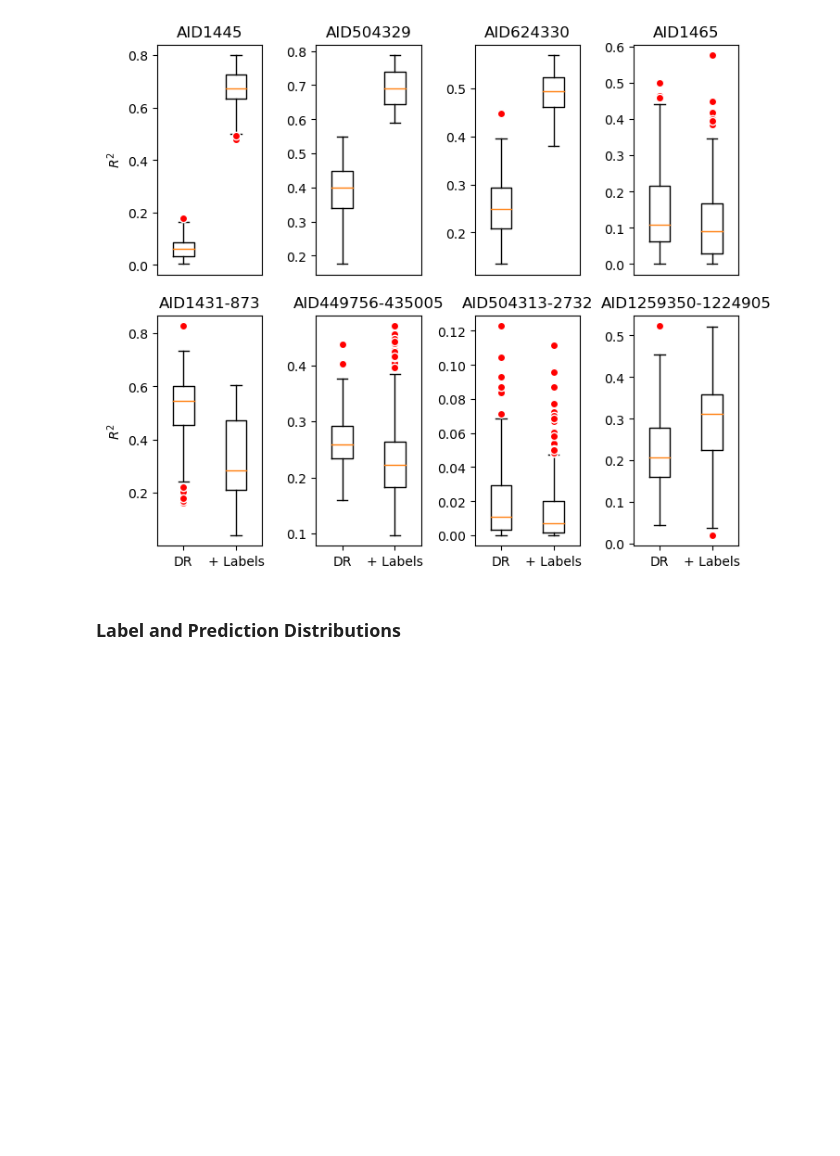
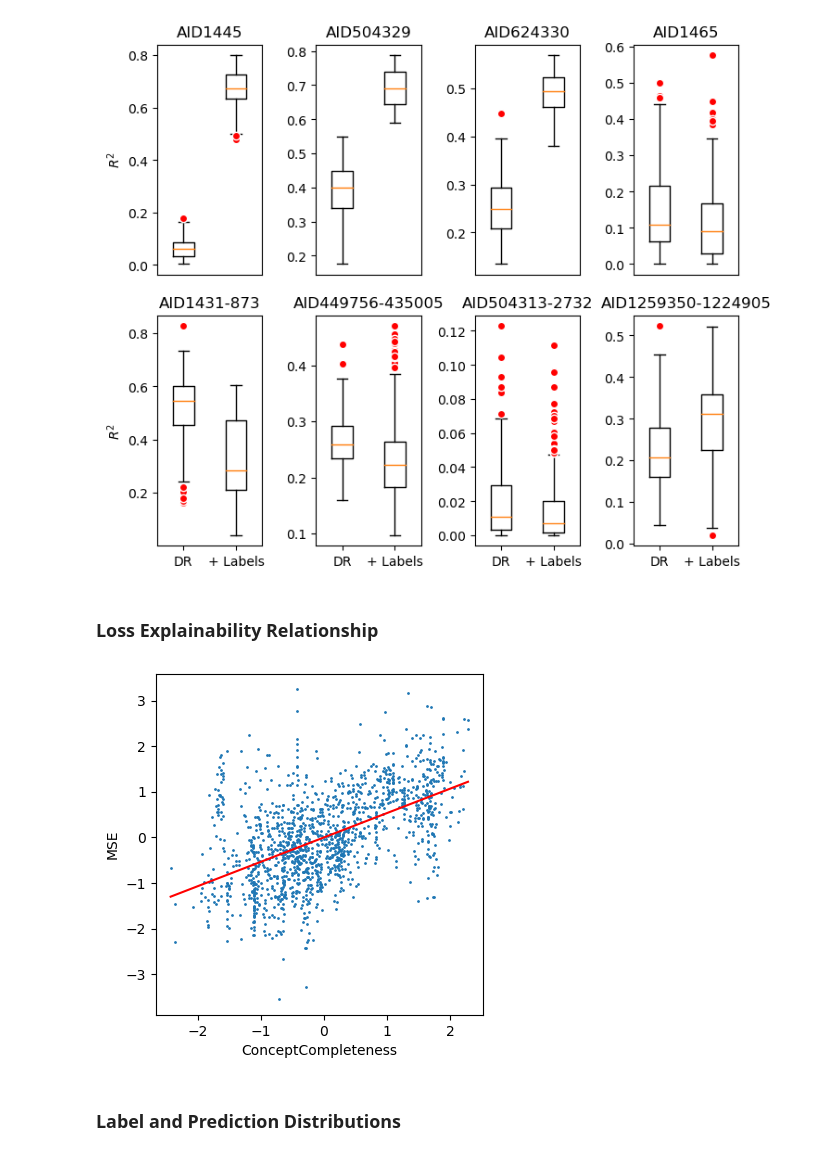
Before and after one commit to harryknighton/drug-discovery-automl, a Jupyter notebook: src/notebooks/evaluation.ipynb, the cells around one changed output. Saved outputs shown, nothing was run; the diff lists cells and outputs as text; code cells hidden in the pictures; blank space fills up the shorter version.

```diff
--- a/src/notebooks/evaluation.ipynb
+++ b/src/notebooks/evaluation.ipynb
@@ -143,6 +157,32 @@ for i, (ax, dataset) in enumerate(zip(axs.flatten(), datasets)):
 fig.savefig(config.FIGURES_DIR / 'baseline_r2_box_plot.png')
 # %% [output]
 [figure]
+# %% [markdown]
+### Loss Explainability Relationship
+# %%
+metrics = defaultdict(list)
+scaler = StandardScaler()
+for dataset in datasets:
+    df = get_all_baseline_results(dataset, 'DROnly')
+    for metric in ['PearsonCorrCoefSquared', 'ConceptCompleteness', 'RootMeanSquaredError']:
+        #metrics[metric].extend(df[metric].to_numpy())
+        metrics[metric].extend(scaler.fit_transform(torch.tensor(df[metric].to_numpy()).reshape(-1, 1)))
+for metric in metrics:
+    metrics[metric] = np.array([m.item() for m in metrics[metric]])
+# %%
+fig, ax = plt.subplots(figsize=(4, 4))
+fig.tight_layout()
+
+x = metrics['ConceptCompleteness']
+y = metrics['RootMeanSquaredError']
+
+ax.set_ylabel('MSE')
+ax.set_xlabel('ConceptCompleteness')
+ax.scatter(x, y, s=1)
+ax.plot(np.unique(x), np.poly1d(np.polyfit(x, y, 1))(np.unique(x)), color='red')
+fig.savefig(config.FIGURES_DIR / 'label_scaling.png')
+# %% [output]
+[figure, added]
 # %% [markdown]
 ### Label and Prediction Distributions
 # %%
```
Also changed, not shown: parts of 12 cells of this notebook.
